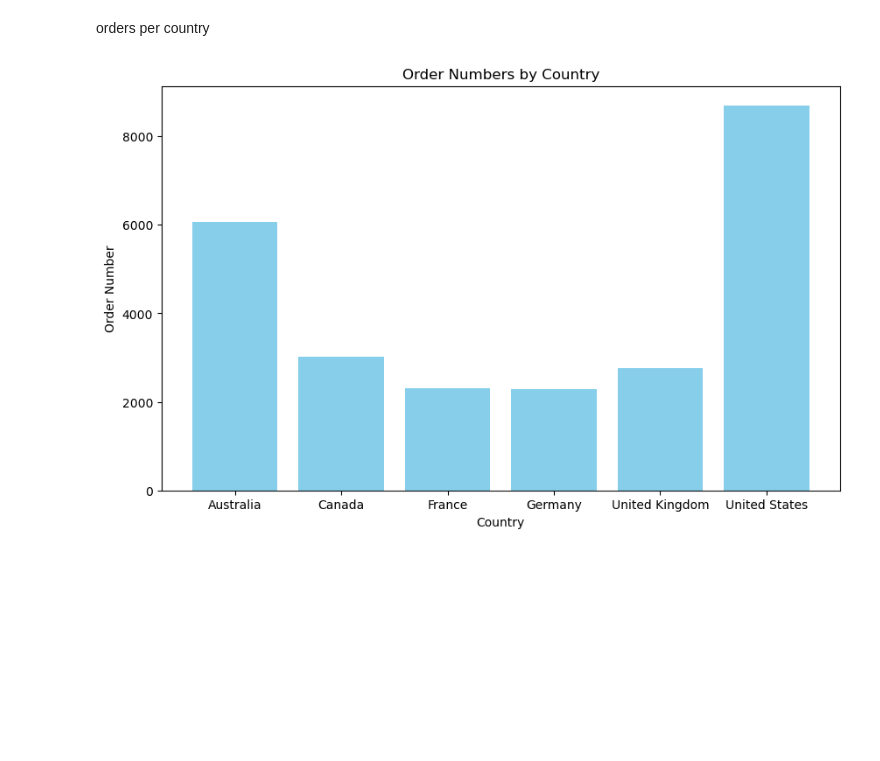
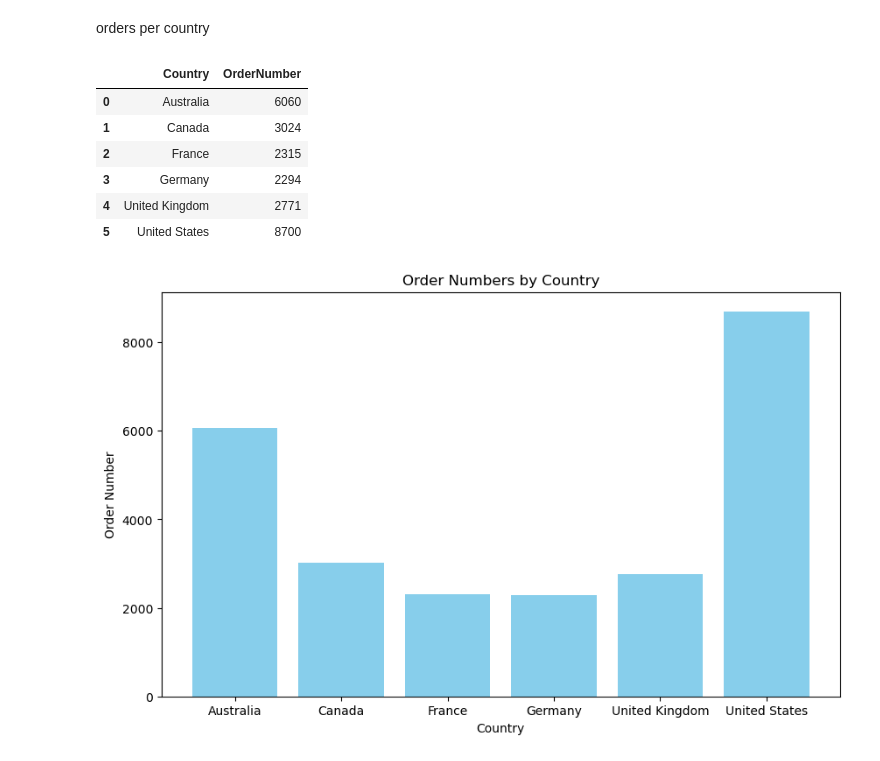
Before and after one commit to Anandhuvimalan/AdventureWorks-Analytics-with-Python-PostgreSQL-and-Power-BI, a Jupyter notebook: python/AdventureWorks.ipynb, the cells around one changed output. Saved outputs shown, nothing was run; the diff lists cells and outputs as text; code cells hidden in the pictures; blank space fills up the shorter version.

```diff
--- a/python/AdventureWorks.ipynb
+++ b/python/AdventureWorks.ipynb
@@ -491,6 +866,27 @@ s_p_c.groupby(['CustomerKey','FullName']).agg({'OrderNumber':'nunique','Revenue'
 # %% [markdown]
 orders per country
 # %%
-orderspercountry=sales_data.merge(territory_lookup,how='left',left_on='TerritoryKey',right_on='SalesTerritoryKey').groupby('Country')['OrderNumber'].nunique().reset_index()
+# Merge sales data with territory lookup to include country information
+orders_per_country = (
+    sales_data
+    .merge(
+        territory_lookup,
+        how='left',
+        left_on='TerritoryKey',
+        right_on='SalesTerritoryKey'
+    )
+    .groupby('Country')['OrderNumber']
+    .nunique()
+    .reset_index()
+)
+orders_per_country
+# %% [output]
+|  | Country | OrderNumber |
+| 0 | Australia | 6060 |
+| 1 | Canada | 3024 |
+| 2 | France | 2315 |
+| 3 | Germany | 2294 |
+| 4 | United Kingdom | 2771 |
+| 5 | United States | 8700 |
 # %%
 plt.figure(figsize=(10, 6))
```
Also changed, not shown: parts of 66 cells of this notebook.
